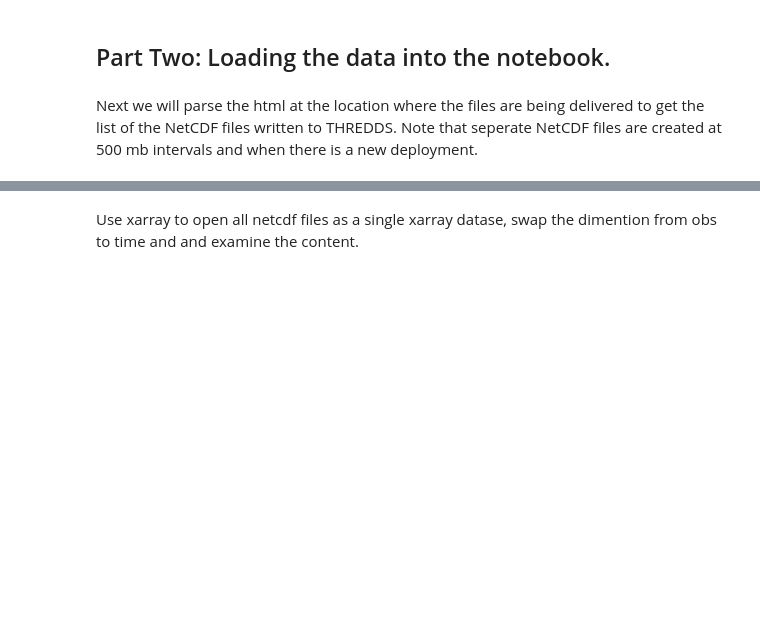
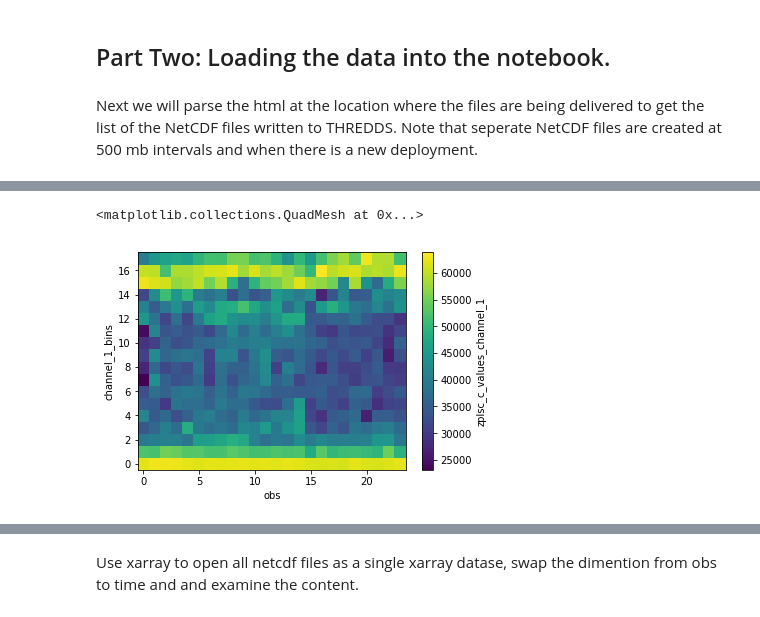
Before and after one commit to OSOceanAcoustics/echopype, a Jupyter notebook: notebooks/01_netcdf_example_adcp.ipynb, the cells around one changed output, grey strips where cells are left out. Cells and saved outputs as stored; diff of their text form; code cells hidden in the pictures; blank space fills up the shorter version.

```diff
--- a/notebooks/01_netcdf_example_adcp.ipynb
+++ b/notebooks/01_netcdf_example_adcp.ipynb
@@ -138,0 +201,5 @@ datasets
+# %%
+ds['zplsc_c_values_channel_1'].T.plot()
+# %% [output]
+<matplotlib.collections.QuadMesh at 0x...>
+[figure, added]
```
Also changed, not shown: parts of 12 cells of this notebook, 1 other file.
